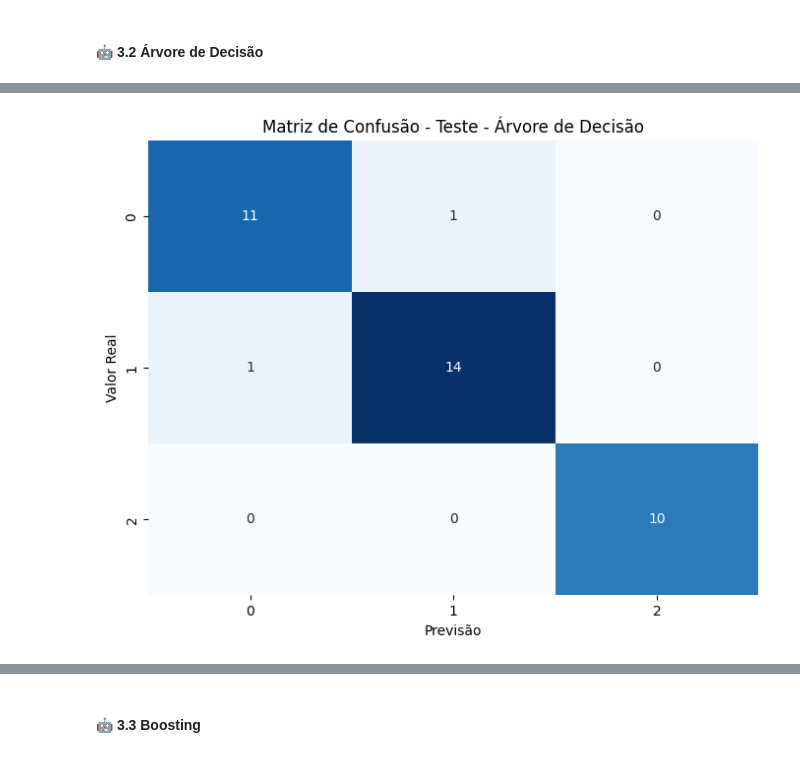
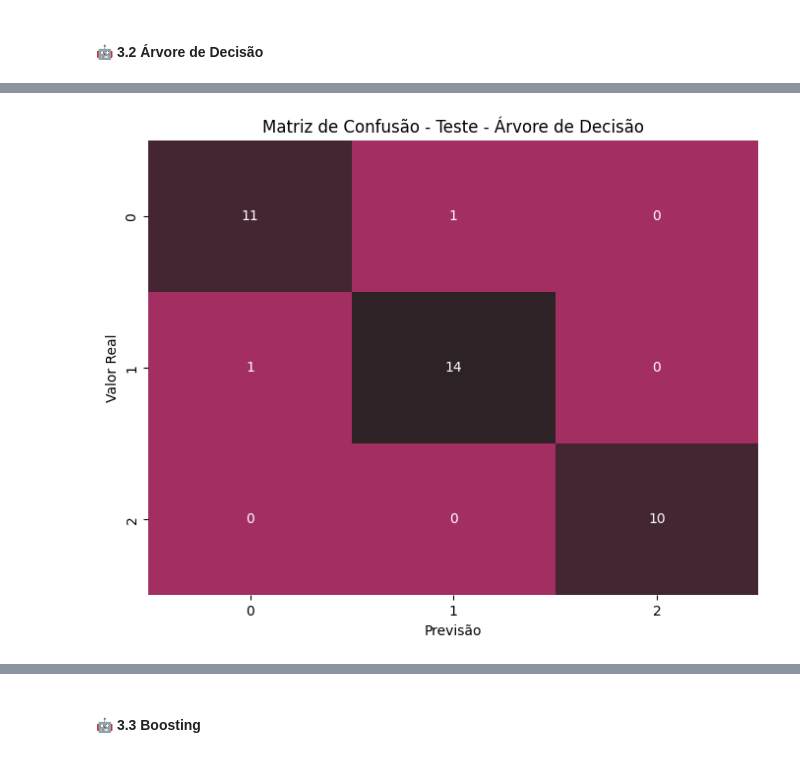
Before and after one commit to evandrocf4/ifsp, a Jupyter notebook: projeto_interdisciplinar_1/projeto/Projeto Interdisciplinar.ipynb, the cells around one changed output, grey strips where cells are left out. Drawn from its saved outputs; the diff is of its cells as text; code cells hidden in the pictures.

```diff
--- a/projeto_interdisciplinar_1/projeto/Projeto Interdisciplinar.ipynb
+++ b/projeto_interdisciplinar_1/projeto/Projeto Interdisciplinar.ipynb
@@ -723,20 +837,25 @@ Acurácia no Teste - Árvode de Decisão: 0.94595
 # %%
 from sklearn.metrics import confusion_matrix
 import seaborn as sns
 import matplotlib.pyplot as plt
 
 # Criar a matriz de confusão
 cm = confusion_matrix(teste[vars_resp], y_pred_tree)
 
+
+# Definindo as cores personalizadas
+colors = ["#a32e61", "#d56489", "#595959", "#191414"]
+
+cmap = sns.dark_palette("#a32e61", reverse=True)
 # Plotar a matriz de confusão
 plt.figure(figsize=(8, 6))
-sns.heatmap(cm, annot=True, cmap='Blues', fmt='g', cbar=False)
+sns.heatmap(cm, annot=True, cmap=cmap, fmt='g', cbar=False)
 plt.xlabel('Previsão')
 plt.ylabel('Valor Real')
 plt.title('Matriz de Confusão - Teste - Árvore de Decisão')
 plt.show()
 # %% [output]
-[figure, old version]
+[figure, new version]
 # %%
 from sklearn.tree import DecisionTreeClassifier
 from sklearn import tree
```
Also changed, not shown: parts of 27 cells of this notebook, 1 other file.
